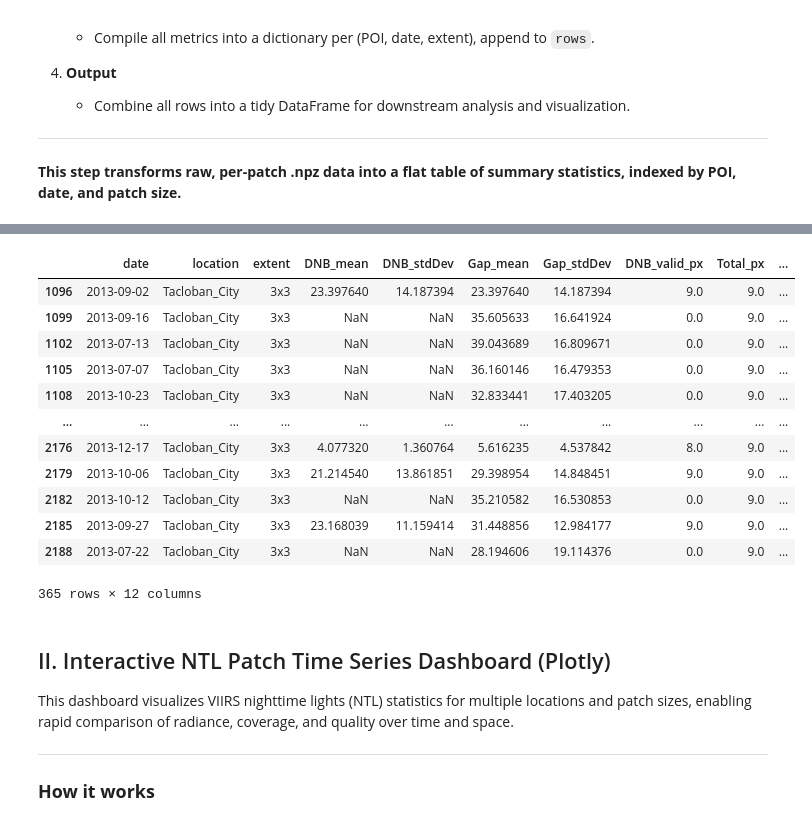
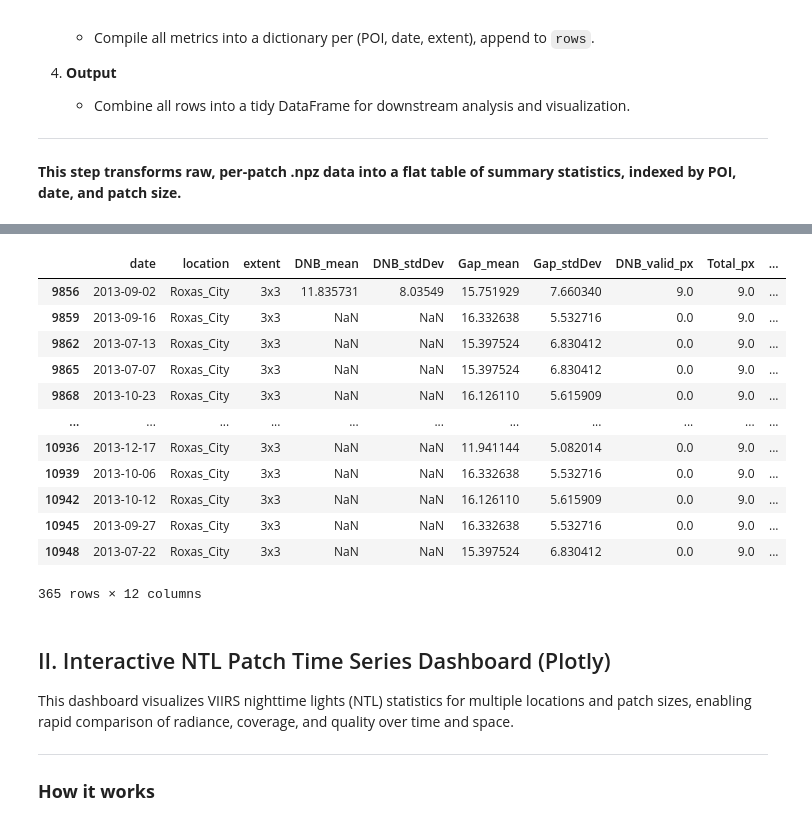
Before and after one commit to reneprincipejr/powerwatch-ph, a Jupyter notebook: Notebooks/Characterizing VNP46A2 (Square).ipynb, the cells around one changed output, grey strips where cells are left out. Cells and saved outputs as stored; diff of their text form; code cells hidden in the pictures.

Commit message:
added eastern and central visayas POIs

```diff
--- a/Notebooks/Characterizing VNP46A2 (Square).ipynb
+++ b/Notebooks/Characterizing VNP46A2 (Square).ipynb
@@ -6,7 +6,8 @@ from collections import Counter
 from tqdm import tqdm
 
 # Where .npz patches are saved
-patch_dir = "../json files/patches_5x5"
+# patch_dir = "../json files/patches_5x5"
+patch_dir = "../json files/patches_5x5_visayas"
 # %% [markdown]
 ## I. Patch Extraction Pipeline: VIIRS .npz to DataFrame
 
@@ -170,19 +171,19 @@ df
 10950 rows × 12 columns
 # %%
-df[(df["extent"] == "3x3") & (df["location"] == "Tacloban_City")]
+df[(df["extent"] == "3x3") & (df["location"] == "Roxas_City")]
 # %% [output]
 |  | date | location | extent | DNB_mean | DNB_stdDev | Gap_mean | Gap_stdDev | DNB_valid_px | Total_px | ... |
-| 1096 | 2013-09-02 | Tacloban_City | 3x3 | 23.397640 | 14.187394 | 23.397640 | 14.187394 | 9.0 | 9.0 | ... |
-| 1099 | 2013-09-16 | Tacloban_City | 3x3 | NaN | NaN | 35.605633 | 16.641924 | 0.0 | 9.0 | ... |
-| 1102 | 2013-07-13 | Tacloban_City | 3x3 | NaN | NaN | 39.043689 | 16.809671 | 0.0 | 9.0 | ... |
-| 1105 | 2013-07-07 | Tacloban_City | 3x3 | NaN | NaN | 36.160146 | 16.479353 | 0.0 | 9.0 | ... |
-| 1108 | 2013-10-23 | Tacloban_City | 3x3 | NaN | NaN | 32.833441 | 17.403205 | 0.0 | 9.0 | ... |
+| 9856 | 2013-09-02 | Roxas_City | 3x3 | 11.835731 | 8.03549 | 15.751929 | 7.660340 | 9.0 | 9.0 | ... |
+| 9859 | 2013-09-16 | Roxas_City | 3x3 | NaN | NaN | 16.332638 | 5.532716 | 0.0 | 9.0 | ... |
+| 9862 | 2013-07-13 | Roxas_City | 3x3 | NaN | NaN | 15.397524 | 6.830412 | 0.0 | 9.0 | ... |
+| 9865 | 2013-07-07 | Roxas_City | 3x3 | NaN | NaN | 15.397524 | 6.830412 | 0.0 | 9.0 | ... |
+| 9868 | 2013-10-23 | Roxas_City | 3x3 | NaN | NaN | 16.126110 | 5.615909 | 0.0 | 9.0 | ... |
 | ... | ... | ... | ... | ... | ... | ... | ... | ... | ... | ... |
-| 2176 | 2013-12-17 | Tacloban_City | 3x3 | 4.077320 | 1.360764 | 5.616235 | 4.537842 | 8.0 | 9.0 | ... |
-| 2179 | 2013-10-06 | Tacloban_City | 3x3 | 21.214540 | 13.861851 | 29.398954 | 14.848451 | 9.0 | 9.0 | ... |
-| 2182 | 2013-10-12 | Tacloban_City | 3x3 | NaN | NaN | 35.210582 | 16.530853 | 0.0 | 9.0 | ... |
-| 2185 | 2013-09-27 | Tacloban_City | 3x3 | 23.168039 | 11.159414 | 31.448856 | 12.984177 | 9.0 | 9.0 | ... |
-| 2188 | 2013-07-22 | Tacloban_City | 3x3 | NaN | NaN | 28.194606 | 19.114376 | 0.0 | 9.0 | ... |
+| 10936 | 2013-12-17 | Roxas_City | 3x3 | NaN | NaN | 11.941144 | 5.082014 | 0.0 | 9.0 | ... |
+| 10939 | 2013-10-06 | Roxas_City | 3x3 | NaN | NaN | 16.332638 | 5.532716 | 0.0 | 9.0 | ... |
+| 10942 | 2013-10-12 | Roxas_City | 3x3 | NaN | NaN | 16.126110 | 5.615909 | 0.0 | 9.0 | ... |
+| 10945 | 2013-09-27 | Roxas_City | 3x3 | NaN | NaN | 16.332638 | 5.532716 | 0.0 | 9.0 | ... |
+| 10948 | 2013-07-22 | Roxas_City | 3x3 | NaN | NaN | 15.397524 | 6.830412 | 0.0 | 9.0 | ... |
 365 rows × 12 columns
 # %% [markdown]
 ## II. Interactive NTL Patch Time Series Dashboard (Plotly)
```
Also changed, not shown: parts of 7 cells of this notebook, 4 other files.
